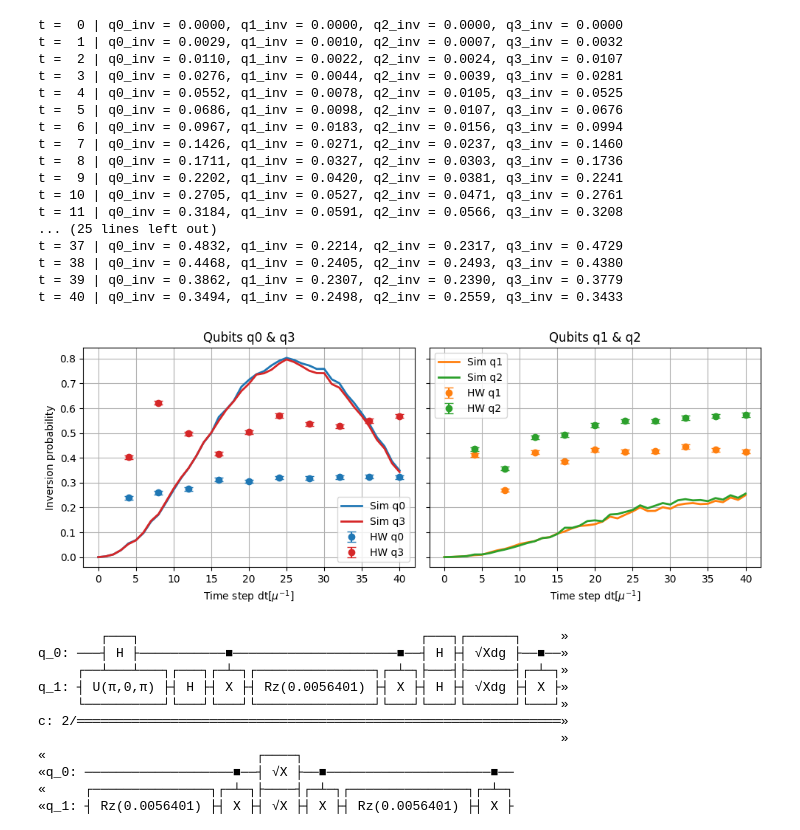
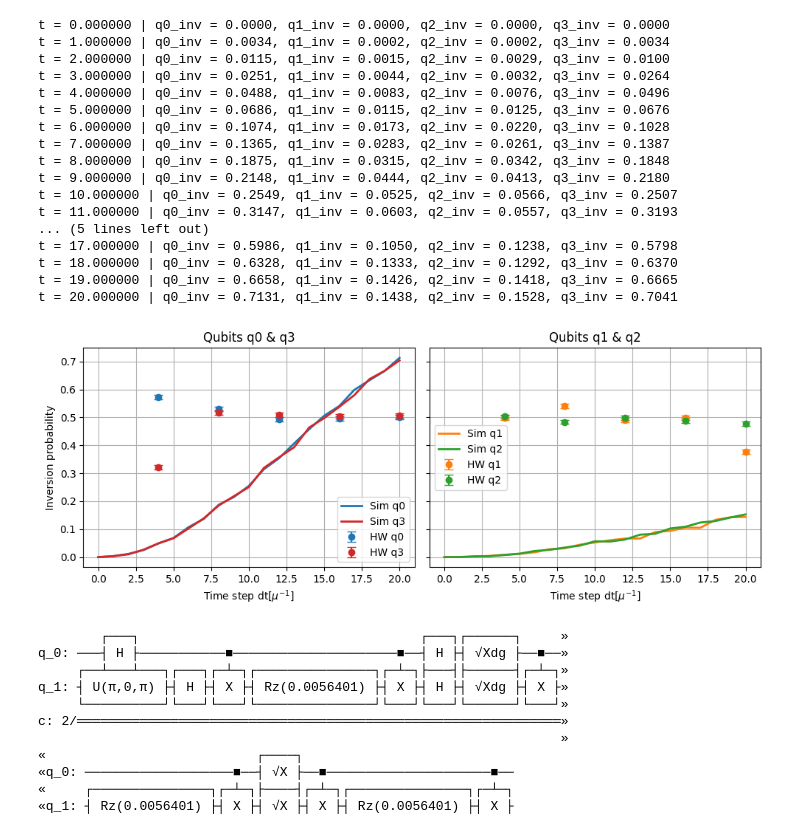
Before and after one commit to Ushakrhmn/Quantum-neutrino-Amol-Basu, a Jupyter notebook: IBM/Collective_N=4_IBM-error-mitigation.ipynb, the cells around one changed output. Drawn from its saved outputs; the diff is of its cells as text; code cells hidden in the pictures.

```diff
--- a/IBM/Collective_N=4_IBM-error-mitigation.ipynb
+++ b/IBM/Collective_N=4_IBM-error-mitigation.ipynb
@@ -97,7 +78,7 @@ def interaction_matrix(N, dm2, E):
     J = (dm2 / (4.0 * E)) * (1.0 - np.cos(theta))
     return J
 # %%
-def add_interaction_evolution_hw(qc, n, J, N):
+def add_interaction_evolution_hw(qc, n, J, N, dt):
     """
     Hardware-friendly all-to-all Heisenberg evolution
     using a linear SWAP network.
@@ -115,7 +96,7 @@ def add_interaction_evolution_hw(qc, n, J, N):
                 i = order[k]
                 j = order[k + 1]
 
-                phi = 2.0 * J[i, j]
+                phi = 2.0 * J[i, j] * dt
 
                 qc.rxx(phi, k, k + 1)
                 qc.ryy(phi, k, k + 1)
@@ -217,5 +247,5 @@ t = 40 | q0_inv = 0.3225, q1_inv = 0.4250, q2_inv = 0.5737, q3_inv = 0.5686
 # %%
-def add_interaction_evolution_sim(qc, n, J, N):
+def add_interaction_evolution_sim(qc, n, J, N, dt):
     """
     Add n first-order interaction steps to the circuit.
 
@@ -227,7 +257,7 @@ def add_interaction_evolution_sim(qc, n, J, N):
     for _ in range(n):
         for i in range(N):
             for j in range(i + 1, N):
-                phi = 2.0 * J[i, j]
+                phi = 2.0 * J[i, j] * dt
                 qc.rxx(phi, i, j)
                 qc.ryy(phi, i, j)
                 qc.rzz(phi, i, j)
@@ -238,19 +268,22 @@ from qiskit import transpile
 sim_backend = AerSimulator()
 
 P_inv_sim = [[] for _ in range(N)]
-times_sim = []
-
+dt=0.5
+T_max = 20
+steps = int(T_max / (2*dt))+1
+times_sim = np.linspace(0, T_max, steps)
 shots = 4096
 
 # --- 41 time points: 0 to 40 ---
-time_points = range(41)
+#time_points = range(41)
 
-for n in time_points:
+for t in times_sim:
+    n = int(round(t / dt))
 
     qc = qc0.copy()
 
     # All-to-all interaction (ideal simulator)
-    add_interaction_evolution_sim(qc, n=n, J=J, N=N)
+    add_interaction_evolution_sim(qc, n=n, J=J, N=N, dt=dt)
     # add_vacuum_evolution(qc, n=n, bx=bx, by=by, bz=bz, N=N)
 
     qc.measure(range(N), range(N))
@@ -269,36 +302,36 @@ for n in time_points:
             if bit_q != initial_bits[q]:
                 p_inv_t[q] += prob
 
-    times_sim.append(n)
+    #times_sim.append(n)
 
     for q in range(N):
         P_inv_sim[q].append(p_inv_t[q])
 
     print(
-        f"t = {n:2d} | "
+        f"t = {t:2f} | "
         f"q0_inv = {p_inv_t[0]:.4f}, "
         f"q1_inv = {p_inv_t[1]:.4f}, "
         f"q2_inv = {p_inv_t[2]:.4f}, "
         f"q3_inv = {p_inv_t[3]:.4f}"
     )
 # %% [output]
-t =  0 | q0_inv = 0.0000, q1_inv = 0.0000, q2_inv = 0.0000, q3_inv = 0.0000
-t =  1 | q0_inv = 0.0029, q1_inv = 0.0010, q2_inv = 0.0007, q3_inv = 0.0032
-t =  2 | q0_inv = 0.0110, q1_inv = 0.0022, q2_inv = 0.0024, q3_inv = 0.0107
-t =  3 | q0_inv = 0.0276, q1_inv = 0.0044, q2_inv = 0.0039, q3_inv = 0.0281
-t =  4 | q0_inv = 0.0552, q1_inv = 0.0078, q2_inv = 0.0105, q3_inv = 0.0525
-t =  5 | q0_inv = 0.0686, q1_inv = 0.0098, q2_inv = 0.0107, q3_inv = 0.0676
-t =  6 | q0_inv = 0.0967, q1_inv = 0.0183, q2_inv = 0.0156, q3_inv = 0.0994
-t =  7 | q0_inv = 0.1426, q1_inv = 0.0271, q2_inv = 0.0237, q3_inv = 0.1460
-t =  8 | q0_inv = 0.1711, q1_inv = 0.0327, q2_inv = 0.0303, q3_inv = 0.1736
-t =  9 | q0_inv = 0.2202, q1_inv = 0.0420, q2_inv = 0.0381, q3_inv = 0.2241
-t = 10 | q0_inv = 0.2705, q1_inv = 0.0527, q2_inv = 0.0471, q3_inv = 0.2761
-t = 11 | q0_inv = 0.3184, q1_inv = 0.0591, q2_inv = 0.0566, q3_inv = 0.3208
-... (25 lines left out)
-t = 37 | q0_inv = 0.4832, q1_inv = 0.2214, q2_inv = 0.2317, q3_inv = 0.4729
-t = 38 | q0_inv = 0.4468, q1_inv = 0.2405, q2_inv = 0.2493, q3_inv = 0.4380
-t = 39 | q0_inv = 0.3862, q1_inv = 0.2307, q2_inv = 0.2390, q3_inv = 0.3779
-t = 40 | q0_inv = 0.3494, q1_inv = 0.2498, q2_inv = 0.2559, q3_inv = 0.3433
+t = 0.000000 | q0_inv = 0.0000, q1_inv = 0.0000, q2_inv = 0.0000, q3_inv = 0.0000
+t = 1.000000 | q0_inv = 0.0034, q1_inv = 0.0002, q2_inv = 0.0002, q3_inv = 0.0034
+t = 2.000000 | q0_inv = 0.0115, q1_inv = 0.0015, q2_inv = 0.0029, q3_inv = 0.0100
+t = 3.000000 | q0_inv = 0.0251, q1_inv = 0.0044, q2_inv = 0.0032, q3_inv = 0.0264
+t = 4.000000 | q0_inv = 0.0488, q1_inv = 0.0083, q2_inv = 0.0076, q3_inv = 0.0496
+t = 5.000000 | q0_inv = 0.0686, q1_inv = 0.0115, q2_inv = 0.0125, q3_inv = 0.0676
+t = 6.000000 | q0_inv = 0.1074, q1_inv = 0.0173, q2_inv = 0.0220, q3_inv = 0.1028
+t = 7.000000 | q0_inv = 0.1365, q1_inv = 0.0283, q2_inv = 0.0261, q3_inv = 0.1387
+t = 8.000000 | q0_inv = 0.1875, q1_inv = 0.0315, q2_inv = 0.0342, q3_inv = 0.1848
+t = 9.000000 | q0_inv = 0.2148, q1_inv = 0.0444, q2_inv = 0.0413, q3_inv = 0.2180
+t = 10.000000 | q0_inv = 0.2549, q1_inv = 0.0525, q2_inv = 0.0566, q3_inv = 0.2507
+t = 11.000000 | q0_inv = 0.3147, q1_inv = 0.0603, q2_inv = 0.0557, q3_inv = 0.3193
+... (5 lines left out)
+t = 17.000000 | q0_inv = 0.5986, q1_inv = 0.1050, q2_inv = 0.1238, q3_inv = 0.5798
+t = 18.000000 | q0_inv = 0.6328, q1_inv = 0.1333, q2_inv = 0.1292, q3_inv = 0.6370
+t = 19.000000 | q0_inv = 0.6658, q1_inv = 0.1426, q2_inv = 0.1418, q3_inv = 0.6665
+t = 20.000000 | q0_inv = 0.7131, q1_inv = 0.1438, q2_inv = 0.1528, q3_inv = 0.7041
 # %%
 import numpy as np
 import matplotlib.pyplot as plt
@@ -322,7 +355,7 @@ for q in left_qubits:
     err_hw = np.sqrt(y_hw * (1 - y_hw) / shots)
 
     ax.errorbar(
-        times,
+        times_hw,
         y_hw,
         yerr=err_hw,
         fmt='o',
@@ -364,36 +397,36 @@ for q in right_qubits:
     err_hw = np.sqrt(y_hw * (1 - y_hw) / shots)
 
     ax.errorbar(
-        times,
+        times_hw,
         y_hw,
         yerr=err_hw,
         fmt='o',
         capsize=4,
         color=color,
         label=f"HW q{q}"
     )
 
     # --- Simulation ---
     y_sim = np.array(P_inv_sim[q])
 
     ax.plot(
         times_sim,
         y_sim,
         '-',
         linewidth=2,
         color=color,
         label=f"Sim q{q}"
     )
 
 ax.set_title("Qubits q1 & q2")
 ax.set_xlabel(r"Time step dt[$\mu^{-1}$]")
 ax.grid(True)
 ax.legend()
 
 plt.tight_layout()
 plt.show()
 # %% [output]
-[figure, old version]
+[figure, new version]
 # %%
 from qiskit import QuantumCircuit, transpile
 
```
Also changed, not shown: parts of 4 cells of this notebook, 3 other files.
